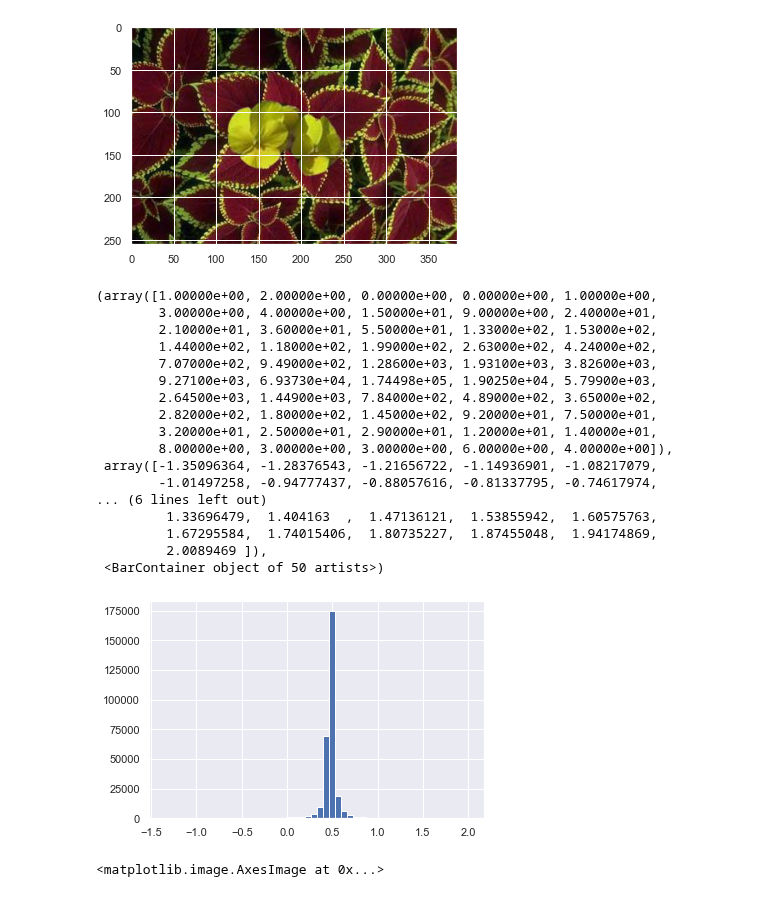
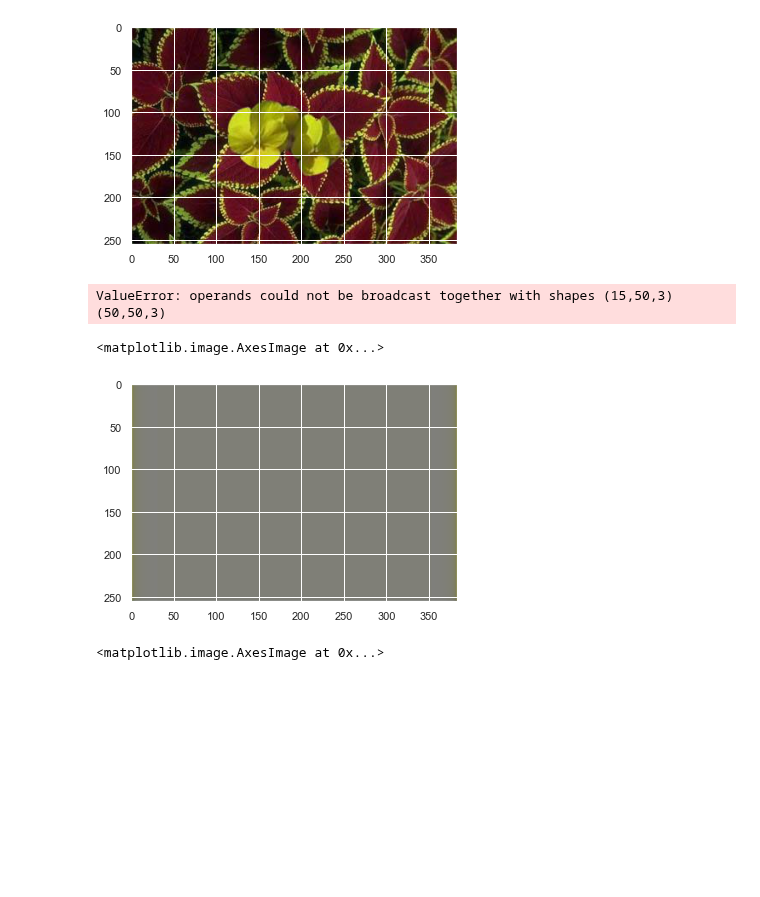
Before and after one commit to geoffroyO/sVae, a Jupyter notebook: src/img_test/test_results.ipynb, the cells around one changed output. Cells and saved outputs as stored; diff of their text form; code cells hidden in the pictures; blank space fills up the shorter version.

```diff
--- a/src/img_test/test_results.ipynb
+++ b/src/img_test/test_results.ipynb
@@ -18,21 +15,0 @@ features = np.load("./2_features.npy")
-# %%
-plt.hist(features.flatten(), bins=50)
-# %% [output]
-(array([1.00000e+00, 2.00000e+00, 0.00000e+00, 0.00000e+00, 1.00000e+00,
-        3.00000e+00, 4.00000e+00, 1.50000e+01, 9.00000e+00, 2.40000e+01,
-        2.10000e+01, 3.60000e+01, 5.50000e+01, 1.33000e+02, 1.53000e+02,
-        1.44000e+02, 1.18000e+02, 1.99000e+02, 2.63000e+02, 4.24000e+02,
-        7.07000e+02, 9.49000e+02, 1.28600e+03, 1.93100e+03, 3.82600e+03,
-        9.27100e+03, 6.93730e+04, 1.74498e+05, 1.90250e+04, 5.79900e+03,
-        2.64500e+03, 1.44900e+03, 7.84000e+02, 4.89000e+02, 3.65000e+02,
-        2.82000e+02, 1.80000e+02, 1.45000e+02, 9.20000e+01, 7.50000e+01,
-        3.20000e+01, 2.50000e+01, 2.90000e+01, 1.20000e+01, 1.40000e+01,
-        8.00000e+00, 3.00000e+00, 3.00000e+00, 6.00000e+00, 4.00000e+00]),
- array([-1.35096364, -1.28376543, -1.21656722, -1.14936901, -1.08217079,
-        -1.01497258, -0.94777437, -0.88057616, -0.81337795, -0.74617974,
-... (6 lines left out)
-         1.33696479,  1.404163  ,  1.47136121,  1.53855942,  1.60575763,
-         1.67295584,  1.74015406,  1.80735227,  1.87455048,  1.94174869,
-         2.0089469 ]),
- <BarContainer object of 50 artists>)
-[figure, removed]
@@ -40,0 +16,5 @@ mask = np.zeros(reconstruction.shape)
+# %%
+noisy[0:50, 0:50,:] = noisy[0:15, 0:50,:] + np.random.normal(0, 50, (50, 50, 3))
+plt.imsave("./10.jpg", noisy, format='jpg')
+# %% [output]
+ValueError: operands could not be broadcast together with shapes (15,50,3) (50,50,3)
@@ -41,3 +24,8 @@ mask = np.zeros(reconstruction.shape)
+# %%
+np
+# %% [output]
+<matplotlib.image.AxesImage at 0x...>
+[figure, added]
 # %%
 error = np.load("./6_mask.npy")
 plt.imshow(error)
```
Also changed, not shown: parts of 4 cells of this notebook, 6 other files.
